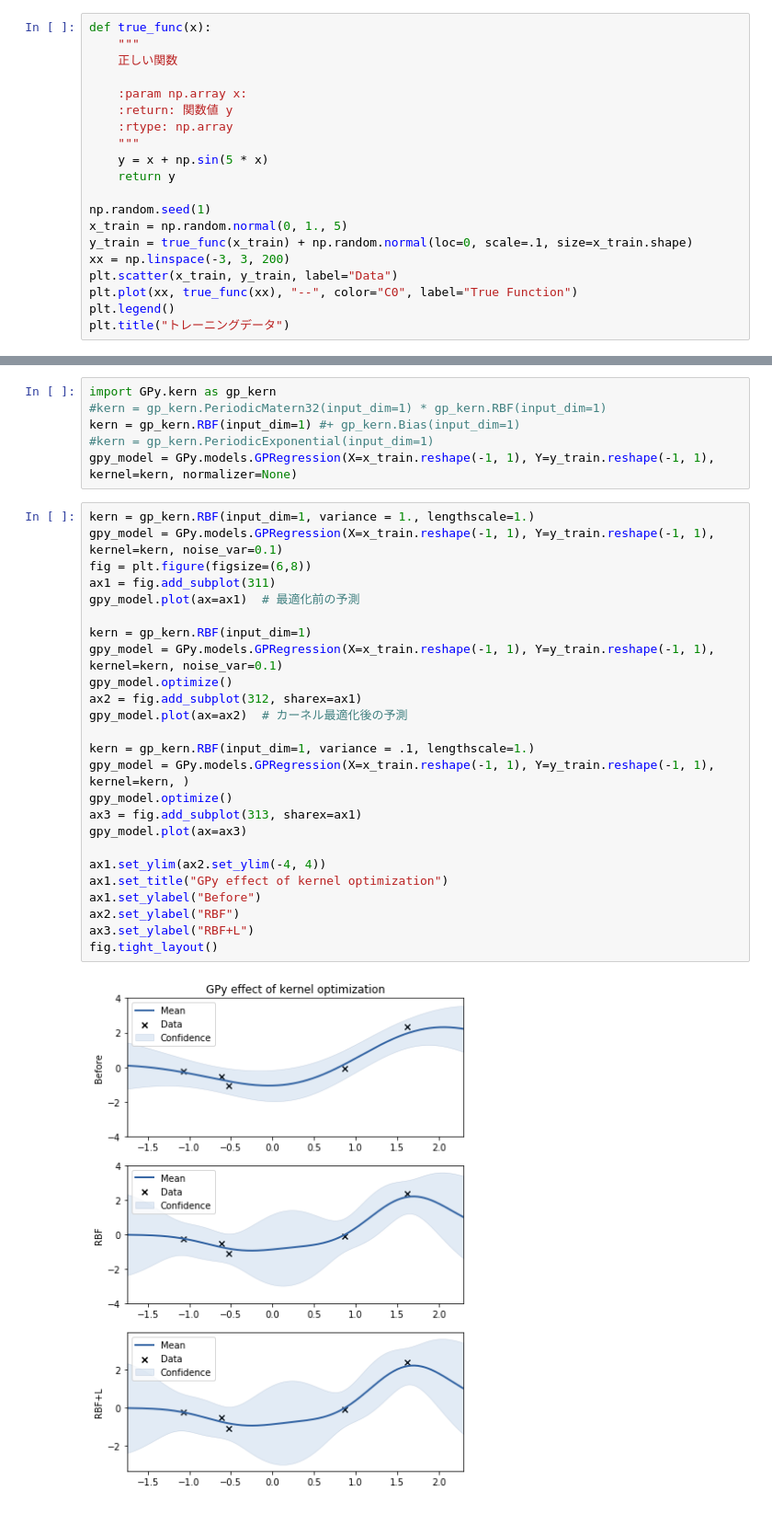
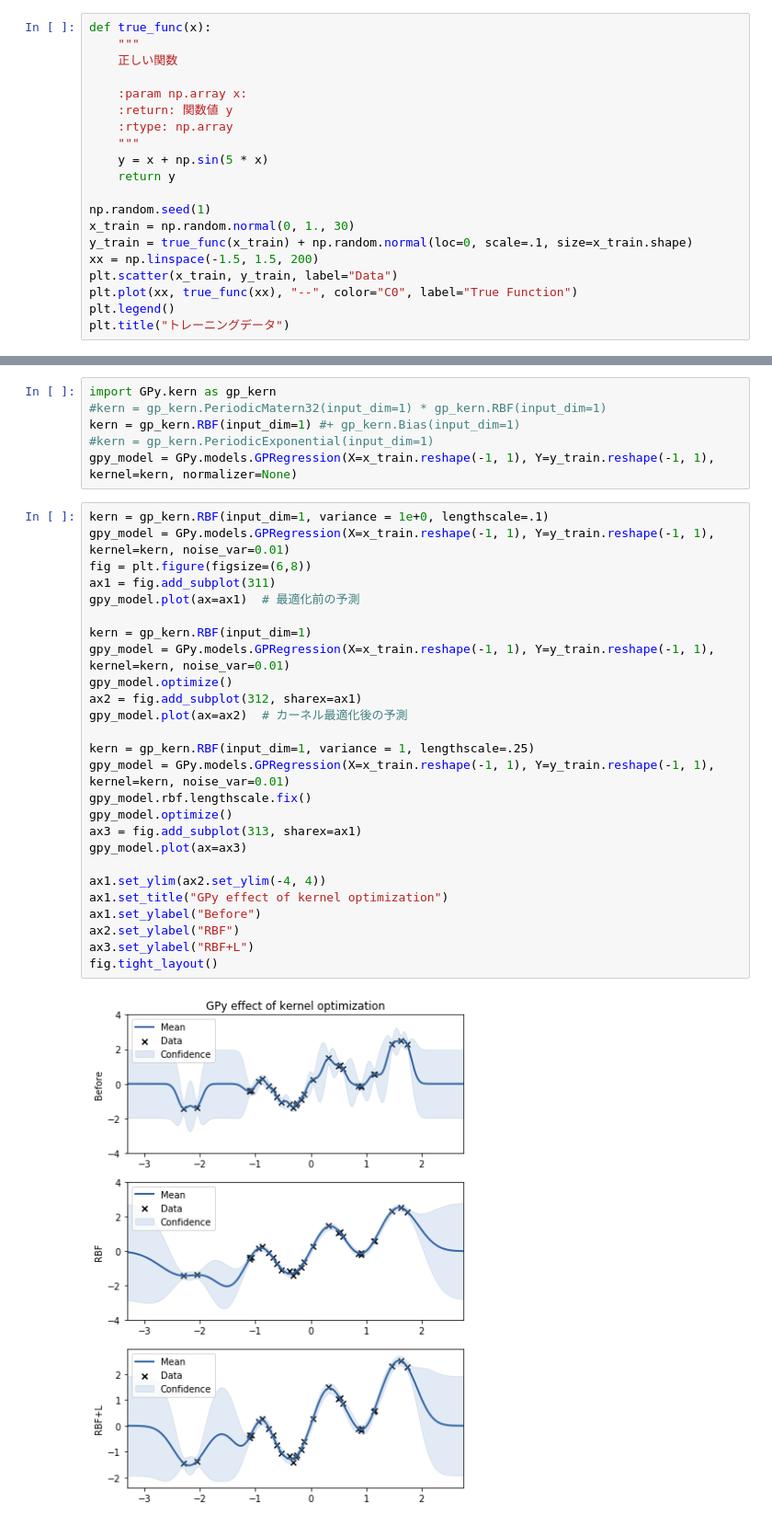
Before and after one commit to TakuTsuzuki/TimecostBO, a Jupyter notebook: GPy test.ipynb, the cells around one changed output, grey strips where cells are left out. Shown at 92% size. Drawn from its saved outputs; the diff is of its cells as text.

```diff
--- a/GPy test.ipynb
+++ b/GPy test.ipynb
@@ -188,9 +188,9 @@ def true_func(x):
     return y
 
 np.random.seed(1)
-x_train = np.random.normal(0, 1., 5)
+x_train = np.random.normal(0, 1., 30)
 y_train = true_func(x_train) + np.random.normal(loc=0, scale=.1, size=x_train.shape)
-xx = np.linspace(-3, 3, 200)
+xx = np.linspace(-1.5, 1.5, 200)
 plt.scatter(x_train, y_train, label="Data")
 plt.plot(xx, true_func(xx), "--", color="C0", label="True Function")
 plt.legend()
@@ -205,32 +205,33 @@ kern = gp_kern.RBF(input_dim=1) #+ gp_kern.Bias(input_dim=1)
 #kern = gp_kern.PeriodicExponential(input_dim=1)
 gpy_model = GPy.models.GPRegression(X=x_train.reshape(-1, 1), Y=y_train.reshape(-1, 1), kernel=kern, normalizer=None)
 # %%
-kern = gp_kern.RBF(input_dim=1, variance = 1., lengthscale=1.)
-gpy_model = GPy.models.GPRegression(X=x_train.reshape(-1, 1), Y=y_train.reshape(-1, 1), kernel=kern, noise_var=0.1)
+kern = gp_kern.RBF(input_dim=1, variance = 1e+0, lengthscale=.1)
+gpy_model = GPy.models.GPRegression(X=x_train.reshape(-1, 1), Y=y_train.reshape(-1, 1), kernel=kern, noise_var=0.01)
 fig = plt.figure(figsize=(6,8))
 ax1 = fig.add_subplot(311)
 gpy_model.plot(ax=ax1)  # 最適化前の予測
 
 kern = gp_kern.RBF(input_dim=1)
-gpy_model = GPy.models.GPRegression(X=x_train.reshape(-1, 1), Y=y_train.reshape(-1, 1), kernel=kern, noise_var=0.1)
+gpy_model = GPy.models.GPRegression(X=x_train.reshape(-1, 1), Y=y_train.reshape(-1, 1), kernel=kern, noise_var=0.01)
 gpy_model.optimize()
 ax2 = fig.add_subplot(312, sharex=ax1)
 gpy_model.plot(ax=ax2)  # カーネル最適化後の予測
 
-kern = gp_kern.RBF(input_dim=1, variance = .1, lengthscale=1.)
-gpy_model = GPy.models.GPRegression(X=x_train.reshape(-1, 1), Y=y_train.reshape(-1, 1), kernel=kern, )
+kern = gp_kern.RBF(input_dim=1, variance = 1, lengthscale=.25)
+gpy_model = GPy.models.GPRegression(X=x_train.reshape(-1, 1), Y=y_train.reshape(-1, 1), kernel=kern, noise_var=0.01)
+gpy_model.rbf.lengthscale.fix()
 gpy_model.optimize()
 ax3 = fig.add_subplot(313, sharex=ax1)
 gpy_model.plot(ax=ax3)
 
 ax1.set_ylim(ax2.set_ylim(-4, 4))
 ax1.set_title("GPy effect of kernel optimization")
 ax1.set_ylabel("Before")
 ax2.set_ylabel("RBF")
 ax3.set_ylabel("RBF+L")
 fig.tight_layout()
 # %% [output]
-[figure, old version]
+[figure, new version]
 # %%
 print(gpy_model)
 # %% [output]
```
Also changed, not shown: parts of 11 cells of this notebook, 8 other files.
